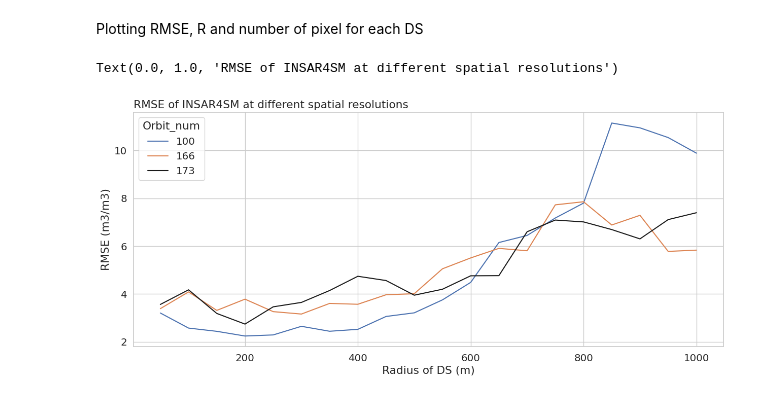
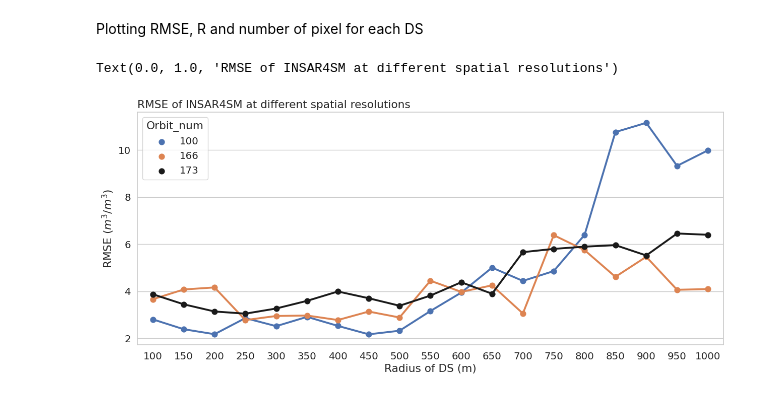
Before and after one commit to kleok/INSAR4SM, a Jupyter notebook: Spatial_resolution_experiment.ipynb, the cells around one changed output. Drawn from its saved outputs; the diff is of its cells as text; code cells hidden in the pictures.

```diff
--- a/Spatial_resolution_experiment.ipynb
+++ b/Spatial_resolution_experiment.ipynb
@@ -237,16 +237,17 @@ spatial_results = pd.read_csv('/RSL02/SM_NA/spatial_tests_csv/spatial_results.cs
 df = spatial_results.copy()
 df.drop(['orbit_time_UTC'], axis=1, inplace = True)
 df.grid_size = df.grid_size*2
+df = df[np.logical_and(df.grid_size>50, df.grid_size<1050)]
 # %% [markdown]
 Plotting RMSE, R and number of pixel for each DS
 # %%
 # Plot
 fig, ax = plt.subplots(figsize=(15,6))
-g1 = sns.lineplot(data=df, x='grid_size', y='rmse', hue="Orbit_num",  palette=["C0", "C1", "k"])
+g1 = sns.pointplot(data=df, x='grid_size', y='rmse', hue="Orbit_num",  palette=["C0", "C1", "k"])
 plt.xlabel('Radius of DS (m)')
-plt.ylabel('RMSE (m3/m3)')
+plt.ylabel('RMSE ($m^3/m^3$)')
 # Legend
 plt.title('RMSE of INSAR4SM at different spatial resolutions', loc='left')
 # %% [output]
 Text(0.0, 1.0, 'RMSE of INSAR4SM at different spatial resolutions')
-[figure, old version]
+[figure, new version]
```
Also changed, not shown: parts of 6 cells of this notebook, 4 other files.
